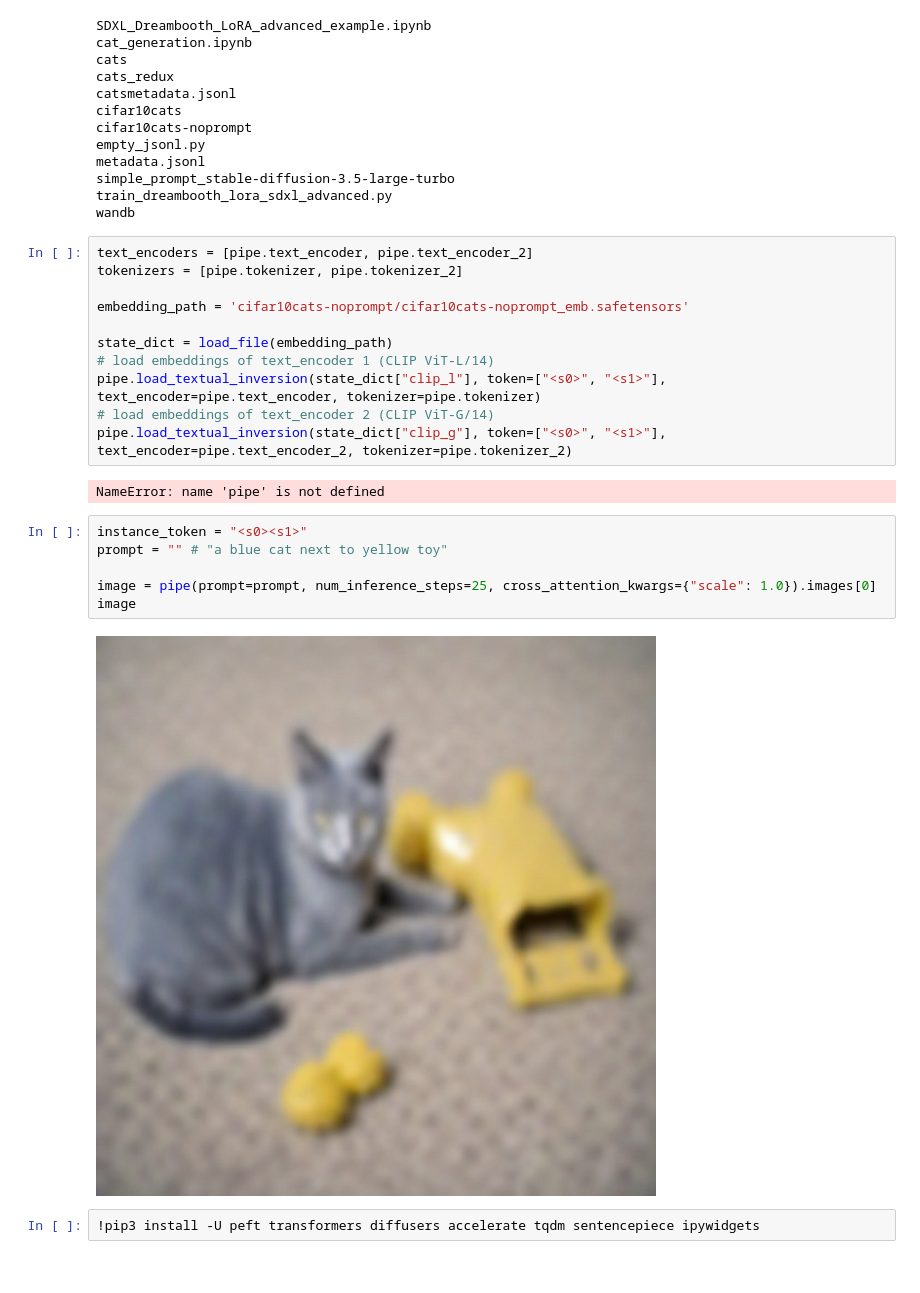
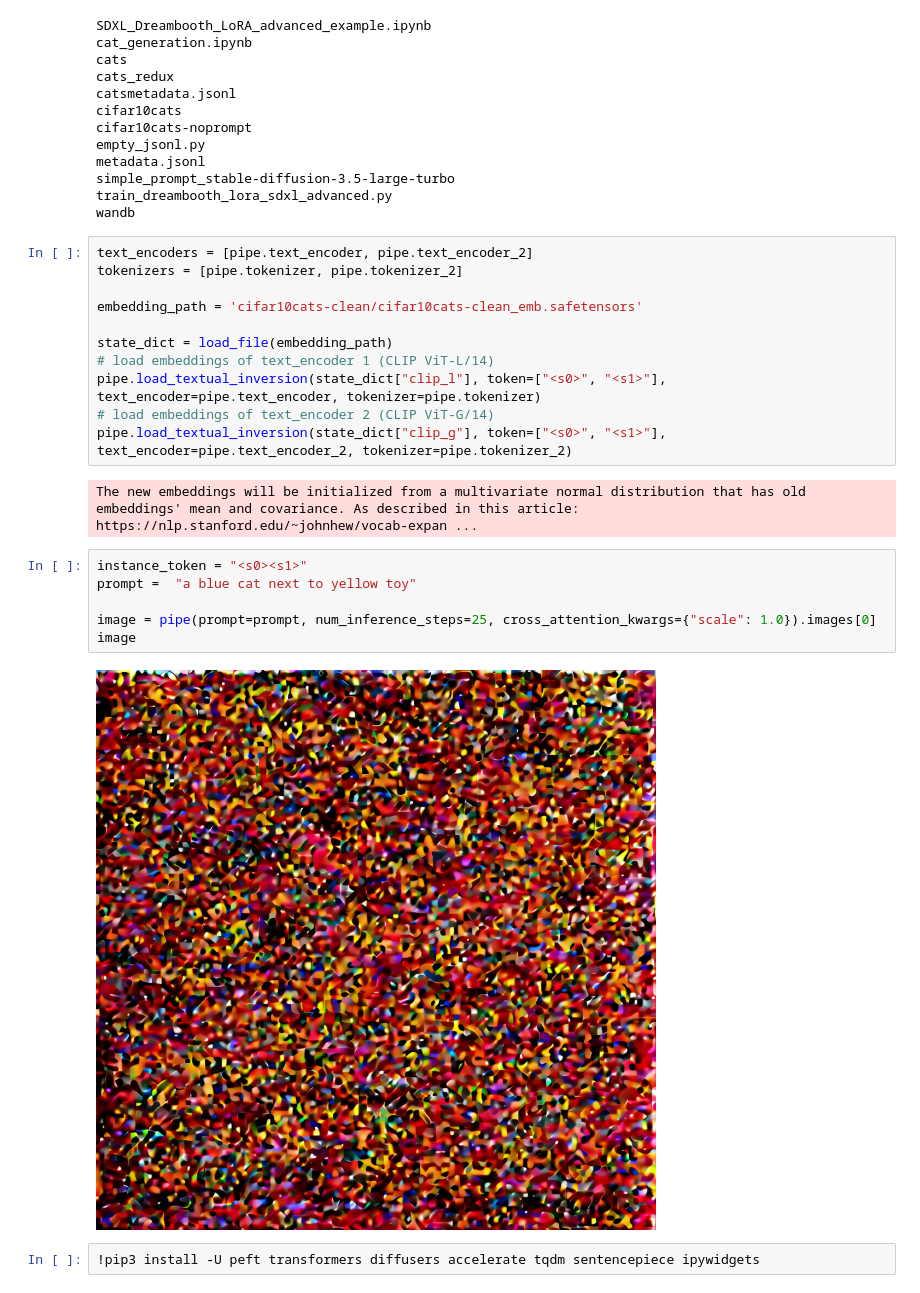
Before and after one commit to kordc/sd-imbalance, a Jupyter notebook: notebooks/SDXL_Dreambooth_LoRA_advanced_example.ipynb, the cells around one changed output. Saved outputs shown, nothing was run; the diff lists cells and outputs as text.

```diff
--- a/notebooks/SDXL_Dreambooth_LoRA_advanced_example.ipynb
+++ b/notebooks/SDXL_Dreambooth_LoRA_advanced_example.ipynb
@@ -409,7 +411,7 @@ wandb
 text_encoders = [pipe.text_encoder, pipe.text_encoder_2]
 tokenizers = [pipe.tokenizer, pipe.tokenizer_2]
 
-embedding_path = 'cifar10cats-noprompt/cifar10cats-noprompt_emb.safetensors'
+embedding_path = 'cifar10cats-clean/cifar10cats-clean_emb.safetensors'
 
 state_dict = load_file(embedding_path)
 # load embeddings of text_encoder 1 (CLIP ViT-L/14)
@@ -417,15 +419,15 @@ pipe.load_textual_inversion(state_dict["clip_l"], token=["<s0>", "<s1>"], text_e
 # load embeddings of text_encoder 2 (CLIP ViT-G/14)
 pipe.load_textual_inversion(state_dict["clip_g"], token=["<s0>", "<s1>"], text_encoder=pipe.text_encoder_2, tokenizer=pipe.tokenizer_2)
 # %% [output]
-NameError: name 'pipe' is not defined
+The new embeddings will be initialized from a multivariate normal distribution that has old embeddings' mean and covariance. As described in this article: https://nlp.stanford.edu/~johnhew/vocab-expan ...
 # %%
 instance_token = "<s0><s1>"
-prompt = "" # "a blue cat next to yellow toy"
+prompt =  "a blue cat next to yellow toy"
 
 image = pipe(prompt=prompt, num_inference_steps=25, cross_attention_kwargs={"scale": 1.0}).images[0]
 image
 # %% [output]
-[figure, old version]
+[figure, new version]
 # %%
 !pip3 install -U peft transformers diffusers accelerate tqdm sentencepiece ipywidgets
 # %% [output]
```
Also changed, not shown: parts of 9 cells of this notebook, 3 other files.
